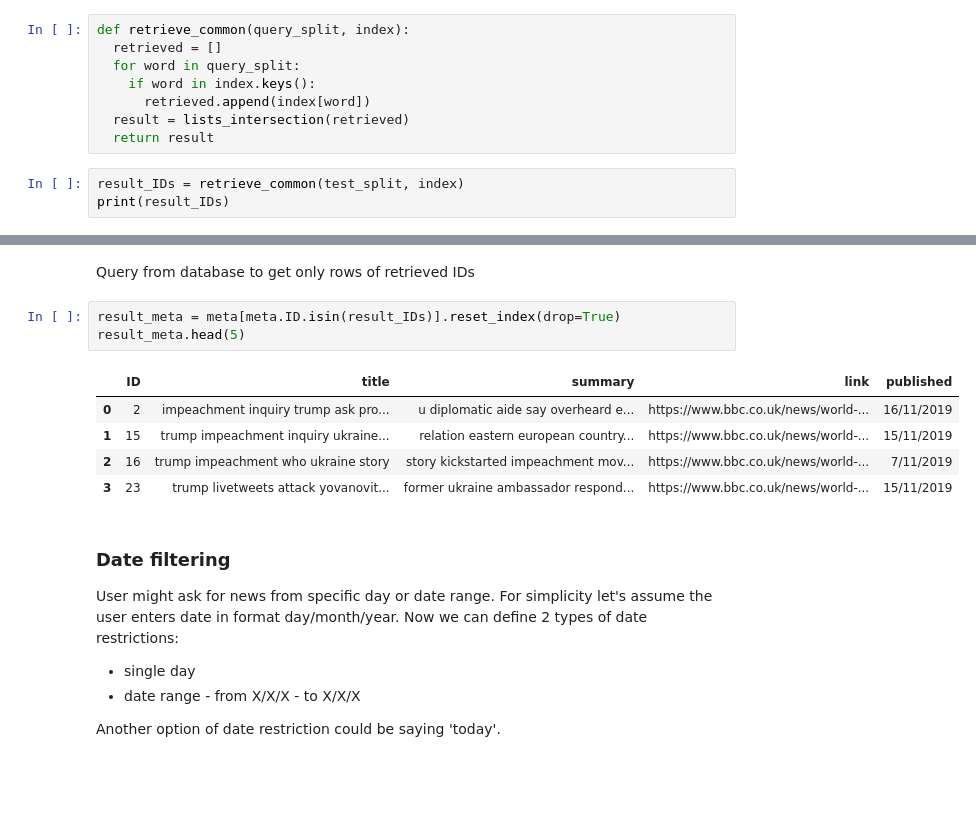
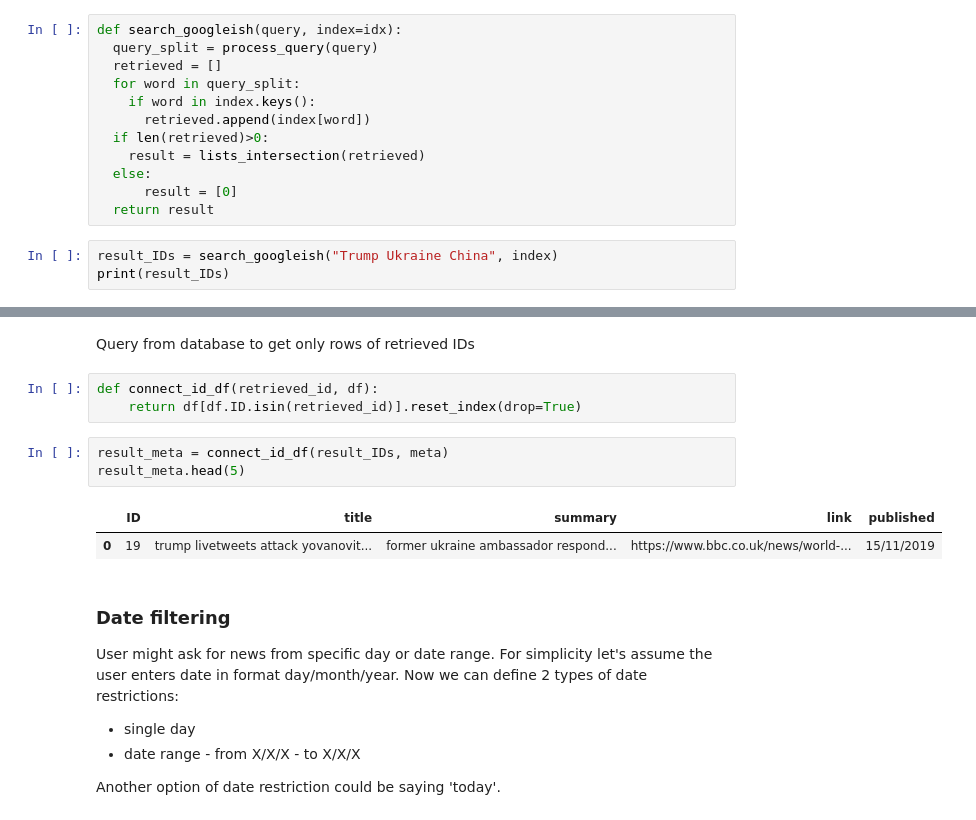
Before and after one commit to dominikklepl/News-search-engine, a Jupyter notebook: Code_explanation.ipynb, the cells around one changed output, grey strips where cells are left out. Drawn from its saved outputs; the diff is of its cells as text; blank space fills up the shorter version.

Commit message:
googleish search

```diff
--- a/Code_explanation.ipynb
+++ b/Code_explanation.ipynb
@@ -505,12 +512,16 @@ Let's wrap this part in a function before proceeding to formatting the results.
 # %%
-def retrieve_common(query_split, index):
+def search_googleish(query, index=idx):
+  query_split = process_query(query)
   retrieved = []
   for word in query_split:
     if word in index.keys():
       retrieved.append(index[word])
-  result = lists_intersection(retrieved)
+  if len(retrieved)>0:
+    result = lists_intersection(retrieved)
+  else:
+      result = [0]
   return result
 # %%
-result_IDs = retrieve_common(test_split, index)
+result_IDs = search_googleish("Trump Ukraine China", index)
 print(result_IDs)
 # %% [output]
@@ -542,14 +553,14 @@ meta.head(5)
 # %% [markdown]
 Query from database to get only rows of retrieved IDs
+# %%
+def connect_id_df(retrieved_id, df):
+    return df[df.ID.isin(retrieved_id)].reset_index(drop=True)
 # %%
-result_meta = meta[meta.ID.isin(result_IDs)].reset_index(drop=True)
+result_meta = connect_id_df(result_IDs, meta)
 result_meta.head(5)
 # %% [output]
 |  | ID | title | summary | link | published |
-| 0 | 2 | impeachment inquiry trump ask pro... | u diplomatic aide say overheard e... | https://www.bbc.co.uk/news/world-... | 16/11/2019 |
-| 1 | 15 | trump impeachment inquiry ukraine... | relation eastern european country... | https://www.bbc.co.uk/news/world-... | 15/11/2019 |
-| 2 | 16 | trump impeachment who ukraine story | story kickstarted impeachment mov... | https://www.bbc.co.uk/news/world-... | 7/11/2019 |
-| 3 | 23 | trump livetweets attack yovanovit... | former ukraine ambassador respond... | https://www.bbc.co.uk/news/world-... | 15/11/2019 |
+| 0 | 19 | trump livetweets attack yovanovit... | former ukraine ambassador respond... | https://www.bbc.co.uk/news/world-... | 15/11/2019 |
 # %% [markdown]
 ### Date filtering
 User might ask for news from specific day or date range.
```
Also changed, not shown: parts of 43 cells of this notebook.
